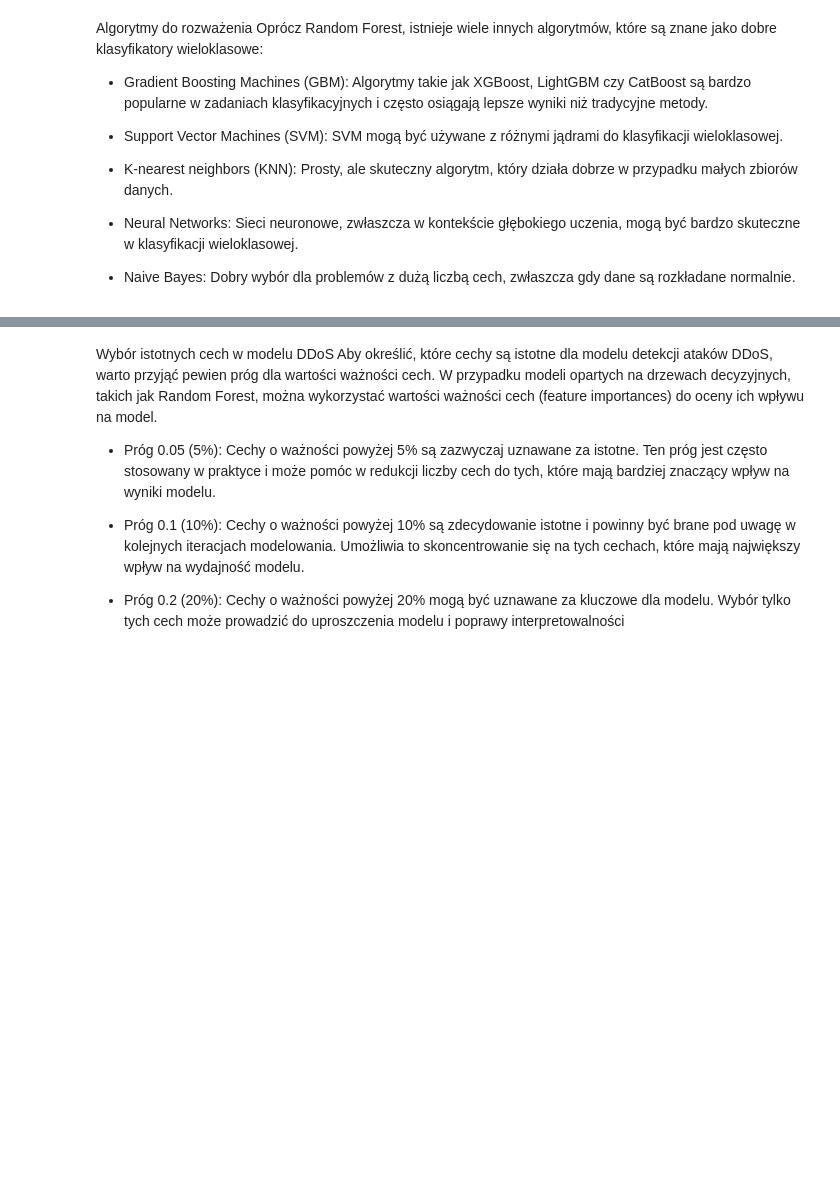
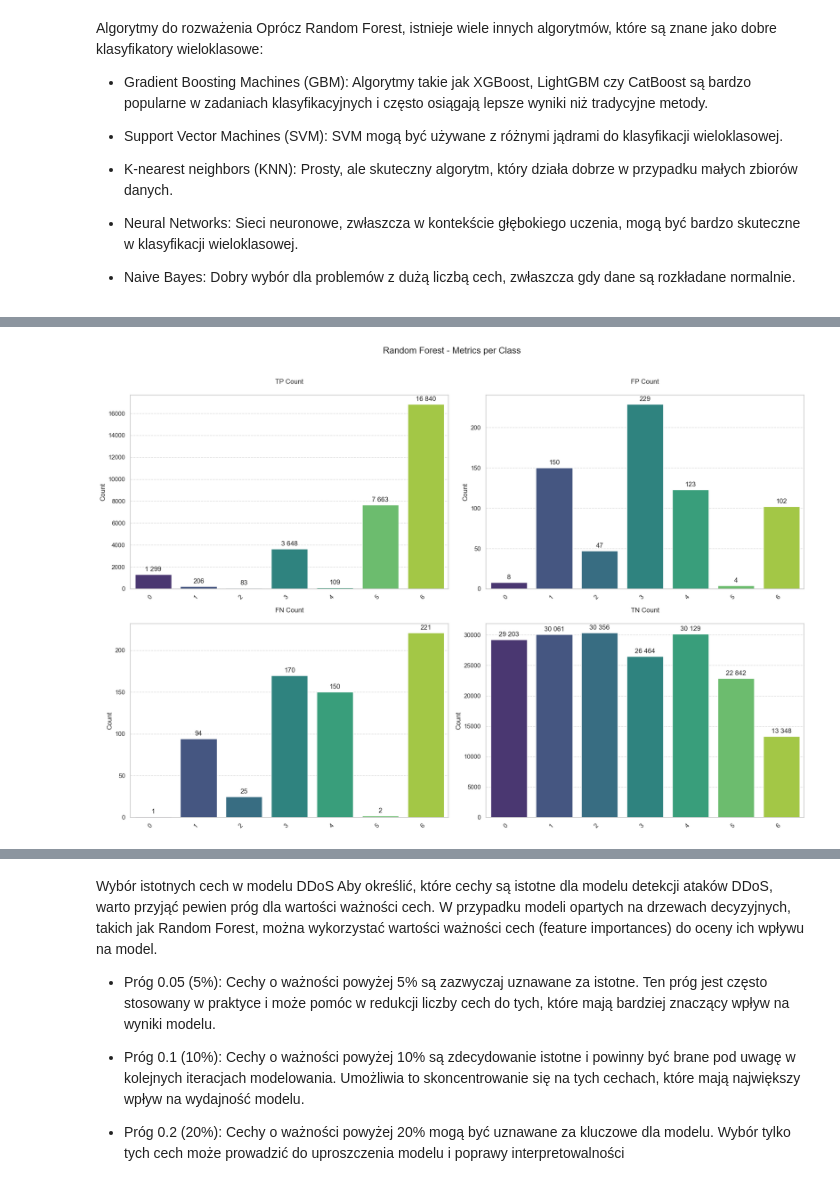
Before and after one commit to DragoBJJ/DDoS-attacks-classification, a Jupyter notebook: DDoSAttacksClassification.ipynb, the cells around one changed output, grey strips where cells are left out. Drawn from its saved outputs; the diff is of its cells as text; code cells hidden in the pictures; blank space fills up the shorter version.

```diff
--- a/DDoSAttacksClassification.ipynb
+++ b/DDoSAttacksClassification.ipynb
@@ -334 +333,69 @@ time execution: 0.4892 minut
 array([6, 6, 3, ..., 6, 6, 5])
+# %%
+def visualize_rf_multiclass_metrics(y_true, y_pred, classes):
+    """
+    Wizualizuje metryki TP, FP, FN, TN dla wieloklasowej klasyfikacji w postaci wykresów słupkowych.
+
+    Parametry:
+    y_true (array): Rzeczywiste etykiety
+    y_pred (array): Predykcje modelu
+    classes (list): Lista nazw klas w kolejności odpowiadającej macierzy pomyłek
+    """
+    # Oblicz macierz pomyłek
+    cm = confusion_matrix(y_true, y_pred)
+
+    # Przygotuj struktury danych
+    metrics = []
+    for i, class_name in enumerate(classes):
+        tp = cm[i, i]
+        fp = cm[:, i].sum() - tp
+        fn = cm[i, :].sum() - tp
+        tn = cm.sum() - (tp + fp + fn)
+
+        metrics.append({
+            'Class': class_name,
+            'TP': tp,
+            'FP': fp,
+            'FN': fn,
+            'TN': tn
+        })
+
+    # Konwersja do DataFrame
+    df_metrics = pd.DataFrame(metrics).melt(id_vars='Class', var_name='Metric', value_name='Count')
+
+    # Konfiguracja wykresu
+    plt.figure(figsize=(18, 12))
+    plt.suptitle('Random Forest - Metrics per Class', y=1.02, fontsize=16)
+
+    # Stwórz osobne subploty dla każdej metryki
+    metrics_order = ['TP', 'FP', 'FN', 'TN']
+    for i, metric in enumerate(metrics_order, 1):
+        plt.subplot(2, 2, i)
+        ax = sns.barplot(
+            data=df_metrics[df_metrics['Metric'] == metric],
+            x='Class',
+            y='Count',
+            palette='viridis'
+        )
+
+        # Dodaj adnotacje z wartościami
+        for p in ax.patches:
+            ax.annotate(
+                f'{int(p.get_height()):,.0f}'.replace(',', ' '),
+                (p.get_x() + p.get_width() / 2., p.get_height()),
+                ha='center', va='center',
+                xytext=(0, 9),
+                textcoords='offset points'
+            )
+
+        plt.title(f'{metric} Count', pad=20)
+        plt.xlabel('')
+        plt.xticks(rotation=45, ha='right')
+        plt.grid(axis='y', linestyle='--', alpha=0.7)
+
+    plt.tight_layout()
+    plt.show()
+
+
+visualize_rf_multiclass_metrics(Y_test, rf_pred, classes=rf_model.classes_)
+# %% [output]
@@ -335,3 +417,4 @@ array([6, 6, 3, ..., 6, 6, 5])
+[figure, added]
 # %%
 ## importances feature from the model
 show_importances_feature(X_train.shape[1], mapped_df, rf_model)
```
Also changed, not shown: parts of 19 cells of this notebook.
